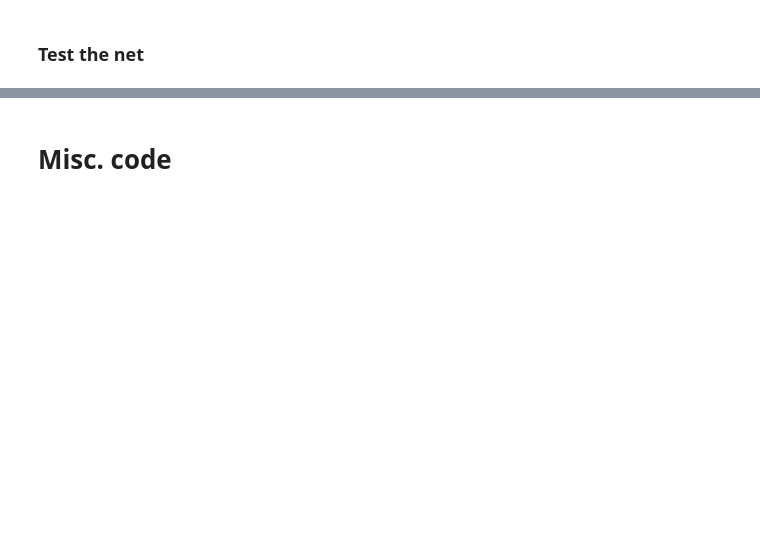
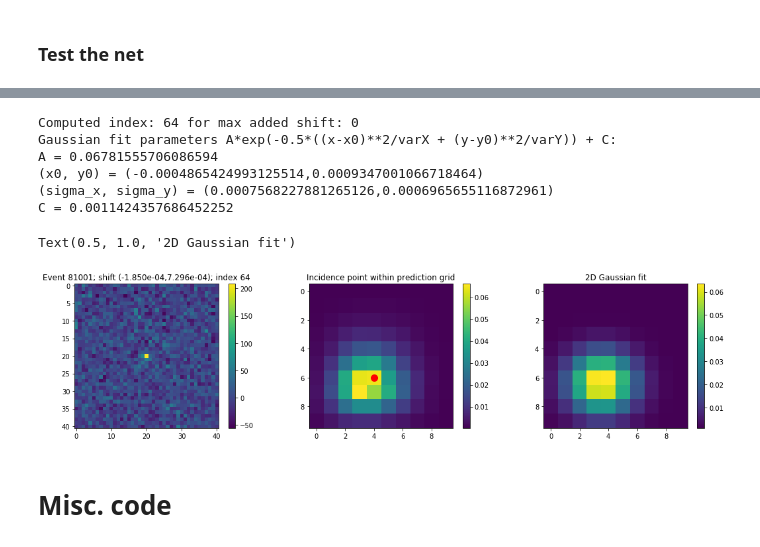
Before and after one commit to jerenner/emsim, a Jupyter notebook: emsim.ipynb, the cells around one changed output, grey strips where cells are left out. Saved outputs shown, nothing was run; the diff lists cells and outputs as text; code cells hidden in the pictures; blank space fills up the shorter version.

```diff
--- a/emsim.ipynb
+++ b/emsim.ipynb
@@ -743,6 +758,6 @@ plt.ylabel("Efficiency")
 # %% [markdown]
 ### Test the net
 # %%
-dset = tr.EMDataset("EM_4um_back_10M_300keV.pkl",noise_mean=0,noise_sigma=20,add_noise=True,add_shift=10)
+dset = tr.EMDataset("EM_4um_back_10M_300keV.pkl",noise_mean=0,noise_sigma=20,add_noise=True,add_shift=0)
 softmax = nn.Softmax(dim=1)
 model.eval()
@@ -749,5 +779,5 @@ model.eval()
 # %%
-evt_plt = 81000
+evt_plt = 81001
 evt_item = dset[evt_plt]
 evt_arr = evt_item[0]
 evt_lbl = evt_item[1]
@@ -780,33 +810,42 @@ ypred = int(ipred / tr.ERR_SIZE)*ERR_PIXEL_SIZE + SHIFTED_ERR_RANGE_MIN + ERR_PI
 
 # Compute the sigmas of the distribution.
 sigma_x0, sigma_y0 = compute_sigmas(prob)
 popt, pcov = fit_sigmas(prob,x_errgrid,y_errgrid,xpred,ypred,sigma_x0,sigma_y0)
 fit_data = mult_gaussFun_Fit((x_errgrid,y_errgrid),*popt).reshape([tr.ERR_SIZE,tr.ERR_SIZE])
 print("Gaussian fit parameters A*exp(-0.5*((x-x0)**2/varX + (y-y0)**2/varY)) + C:")
 print("A = {}".format(popt[0]))
 print("(x0, y0) = ({},{})".format(popt[1],popt[2]))
 print("(sigma_x, sigma_y) = ({},{})".format(popt[3]**0.5,popt[4]**0.5))
 print("C = {}".format(popt[5]))
 
 fig = plt.figure()
 fig.set_figheight(4.0)
 fig.set_figwidth(18.0)
 
 ax1 = fig.add_subplot(131)
 plt.imshow(evt_arr)
 plt.colorbar()
 plt.title("Event {}; shift ({:.3e},{:.3e}); index {}".format(evt_plt,evt_lbl[0],evt_lbl[1],evt_err_ind))
 
 ax2 = fig.add_subplot(132)
 ax2.plot([xbin],[ybin],color='red',marker='o',markersize=10)
 plt.imshow(prob)
 plt.colorbar()
 plt.title("Incidence point within prediction grid")
 
 ax3 = fig.add_subplot(133)
 plt.imshow(fit_data)
 plt.colorbar()
 plt.title("2D Gaussian fit")
+# %% [output]
+Computed index: 64 for max added shift: 0
+Gaussian fit parameters A*exp(-0.5*((x-x0)**2/varX + (y-y0)**2/varY)) + C:
+A = 0.06781555706086594
+(x0, y0) = (-0.0004865424993125514,0.0009347001066718464)
+(sigma_x, sigma_y) = (0.0007568227881265126,0.0006965655116872961)
+C = 0.0011424357686452252
+Text(0.5, 1.0, '2D Gaussian fit')
+[figure, added]
 # %% [markdown]
 # Misc. code
 # %%
```
Also changed, not shown: parts of 6 cells of this notebook, 3 other files.
